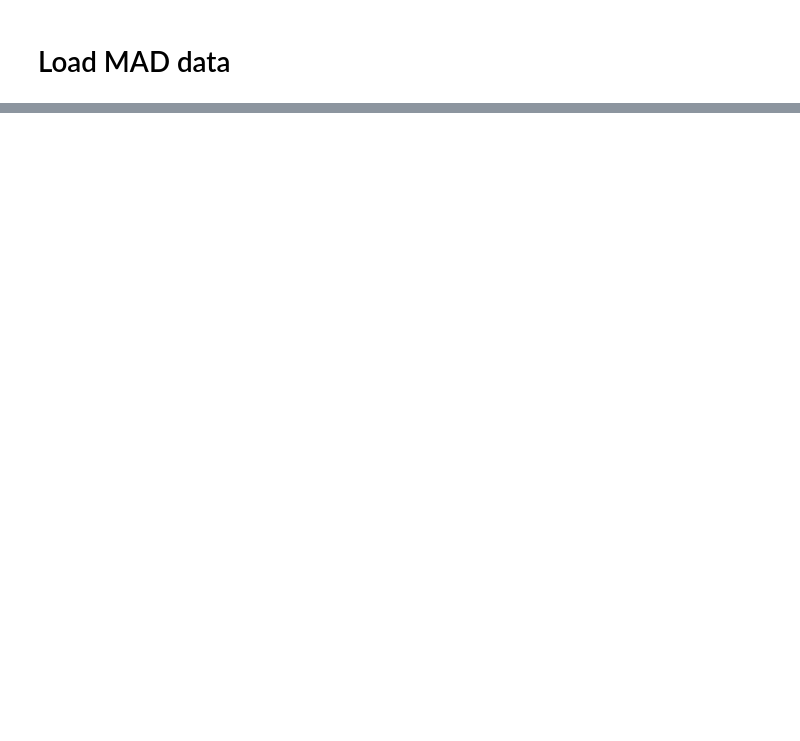
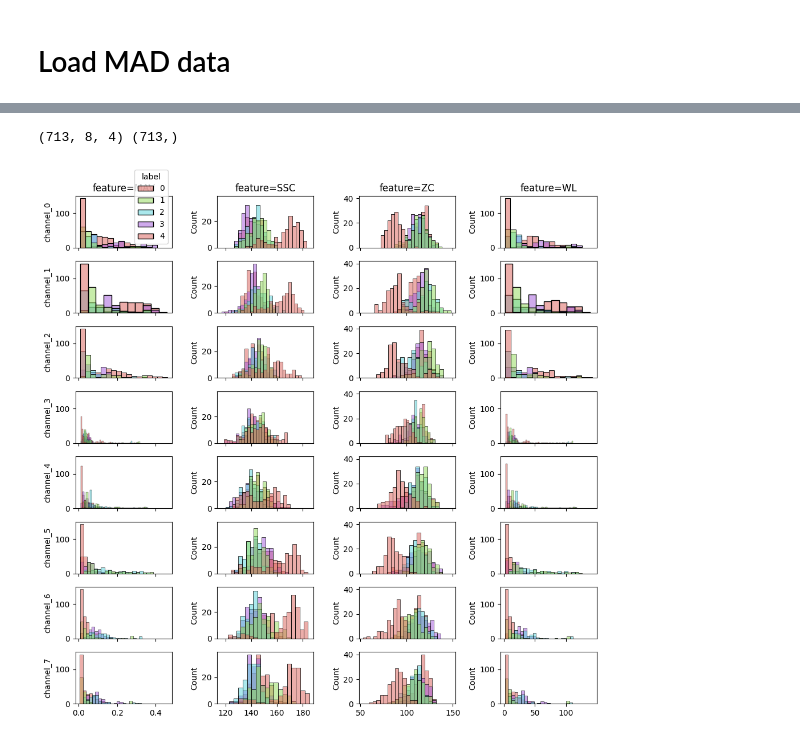
Before and after one commit to KilianFt/LIFT, a Jupyter notebook: notebooks/load_mad_data.ipynb, the cells around one changed output, grey strips where cells are left out. Drawn from its saved outputs; the diff is of its cells as text; code cells hidden in the pictures; blank space fills up the shorter version.

Commit message:
add analysis to load_mad_data notebook

```diff
--- a/notebooks/load_mad_data.ipynb
+++ b/notebooks/load_mad_data.ipynb
@@ -33,0 +74,36 @@ print(emg.shape, actions.shape)
+# %%
+# aggregrate all female data
+features = [None] * 9
+labels = [None] * 9
+for i in range(9):
+    data_path = f'../datasets/MyoArmbandDataset/PreTrainingDataset/Female{i}/training0/'
+    emg_list, label_list = get_mad_sample(data_path, filter_labels = True)
+    features[i], labels[i] = extract_features_labels(emg_list, label_list)
+features = np.concatenate(features, axis=0)
+labels = np.concatenate(labels, axis=0)
+
+print(features.shape, labels.shape)
+# %% [output]
+(713, 8, 4) (713,)
+# %%
+num_rows = features.shape[1]
+num_cols = features.shape[2]
+fig, ax = plt.subplots(num_rows, num_cols, figsize=(10, 10), sharex="col", sharey="col")
+for i in range(num_rows):
+    ax[i, 0].set_ylabel(f"channel_{i}")
+    for j in range(num_cols):
+        ax[0, j].set_title(f"feature={feature_list[j]}")
+        sns.histplot(
+            data=pd.DataFrame({"feature": features[:, i, j], "label": labels}),
+            x="feature",
+            hue="label",
+            bins="fd",
+            palette="hls",
+            legend=True if (i == 0) and (j == 0) else False,
+            ax=ax[i, j],
+        )
+        ax[i, j].set_xlabel("")
+plt.tight_layout()
+plt.show()
+# %% [output]
+[figure, added]
```
Also changed, not shown: parts of 9 cells of this notebook.
